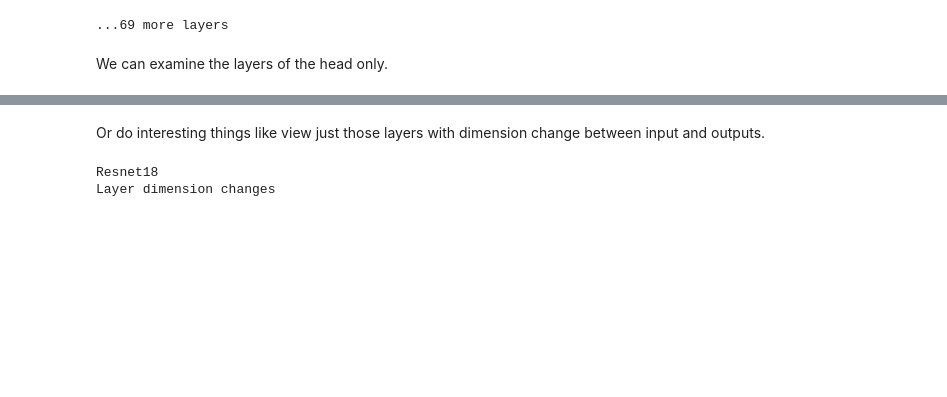
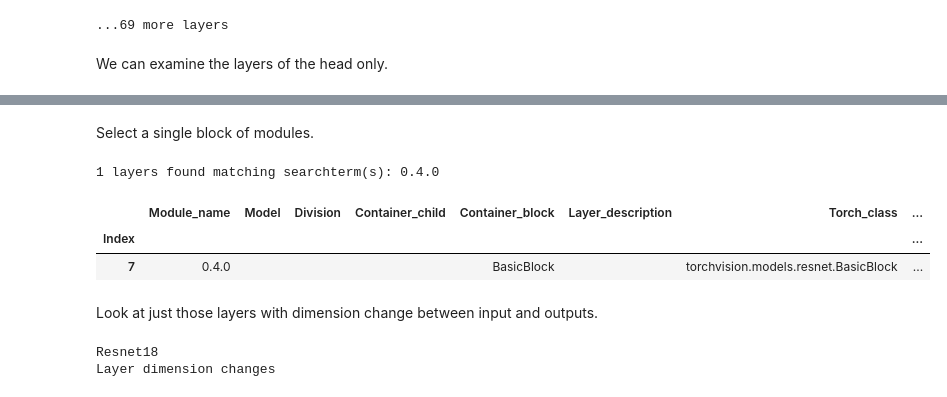
Before and after one commit to hallmx/fa_convnav, a Jupyter notebook: 03_examples00.ipynb, the cells around one changed output, grey strips where cells are left out. Saved outputs shown, nothing was run; the diff lists cells and outputs as text; code cells hidden in the pictures; blank space fills up the shorter version.

```diff
--- a/03_examples00.ipynb
+++ b/03_examples00.ipynb
@@ -156,3 +140,12 @@ Output features: [128 x 37] (bs, classes)
+# %% [markdown]
+Select a single block of modules.
+# %%
+block = cn.search('0.4.0')
+# %% [output]
+1 layers found matching searchterm(s): 0.4.0
+|  | Module_name | Model | Division | Container_child | Container_block | Layer_description | Torch_class | ... |
+| Index |  |  |  |  |  |  |  | ... |
+| 7 | 0.4.0 |  |  |  | BasicBlock |  | torchvision.models.resnet.BasicBlock | ... |
 # %% [markdown]
-Or do interesting things like view just those layers with dimension change between input and outputs.
+Look at just those layers with dimension change between input and outputs.
 # %%
```
Also changed, not shown: parts of 30 cells of this notebook, 11 other files.
